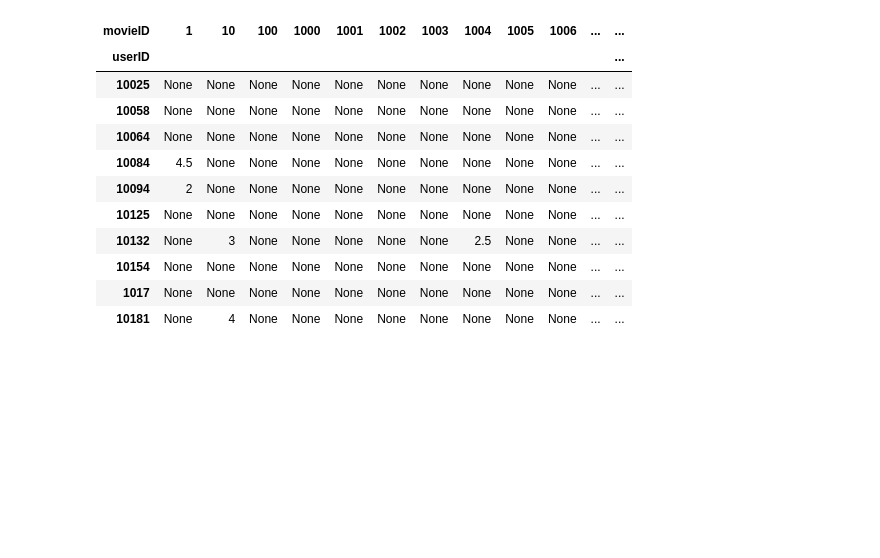
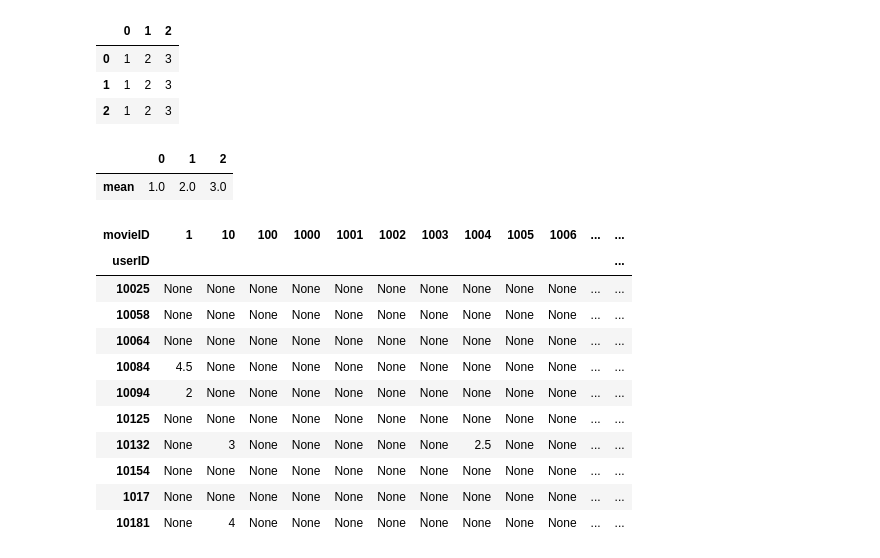
Before and after one commit to jlouie3/Conda_Notebooks, a Jupyter notebook: RecommendationSystems/MovieLens_2k.ipynb, the cells around one changed output. Saved outputs shown, nothing was run; the diff lists cells and outputs as text; code cells hidden in the pictures; blank space fills up the shorter version.

```diff
--- a/RecommendationSystems/MovieLens_2k.ipynb
+++ b/RecommendationSystems/MovieLens_2k.ipynb
@@ -116,3 +158,15 @@ See the caveats in the documentation: http://pandas.pydata.org/pandas-docs/stabl
+# %%
+a
+# %% [output]
+|  | 0 | 1 | 2 |
+| 0 | 1 | 2 | 3 |
+| 1 | 1 | 2 | 3 |
+| 2 | 1 | 2 | 3 |
+# %%
+a.agg(['mean'],axis=0)
+# %% [output]
+|  | 0 | 1 | 2 |
+| mean | 1.0 | 2.0 | 3.0 |
 # %%
 avg = df_user_movie_ratings.agg(['mean'])
 avg = avg.transpose()
```
Also changed, not shown: parts of 16 cells of this notebook.
